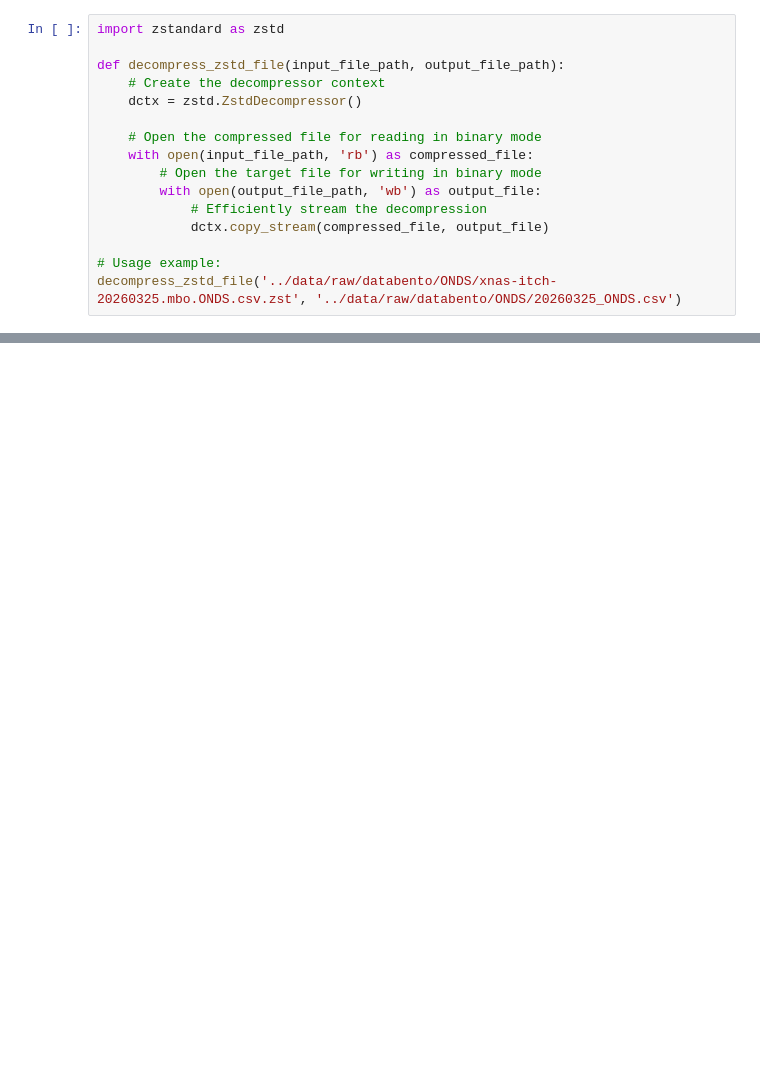
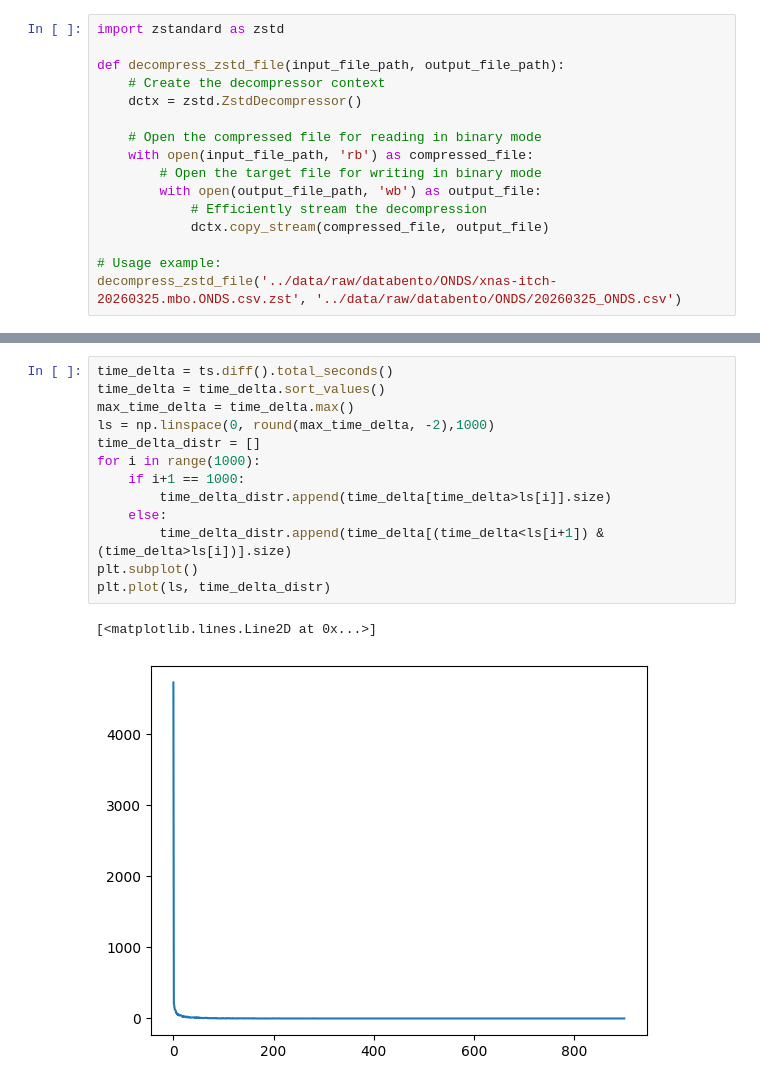
Before and after one commit to chenyu0516/lob_research, a Jupyter notebook: scripts/data_analyze.ipynb, the cells around one changed output, grey strips where cells are left out. Saved outputs shown, nothing was run; the diff lists cells and outputs as text; blank space fills up the shorter version.

```diff
--- a/scripts/data_analyze.ipynb
+++ b/scripts/data_analyze.ipynb
@@ -41,0 +59,16 @@ df[df["order_id"].isin(valid_ids[valid_ids].index)]
+# %%
+time_delta = ts.diff().total_seconds()
+time_delta = time_delta.sort_values()
+max_time_delta = time_delta.max()
+ls = np.linspace(0, round(max_time_delta, -2),1000)
+time_delta_distr = []
+for i in range(1000):
+    if i+1 == 1000:
+        time_delta_distr.append(time_delta[time_delta>ls[i]].size)
+    else:
+        time_delta_distr.append(time_delta[(time_delta<ls[i+1]) & (time_delta>ls[i])].size)
+plt.subplot()
+plt.plot(ls, time_delta_distr)
+# %% [output]
+[<matplotlib.lines.Line2D at 0x...>]
+[figure, added]
```
Also changed, not shown: parts of 16 cells of this notebook, 1 other file.
